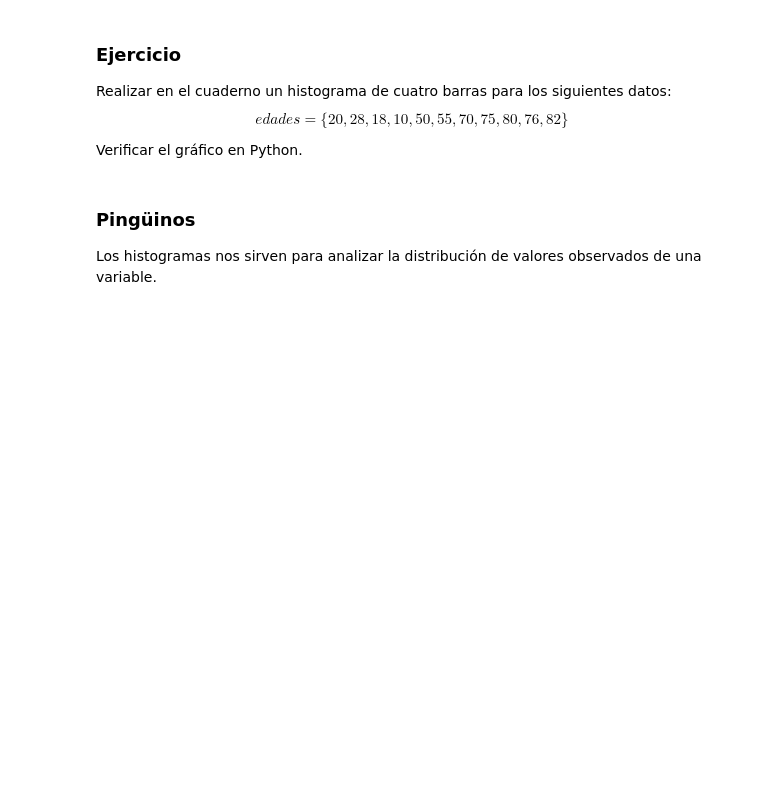
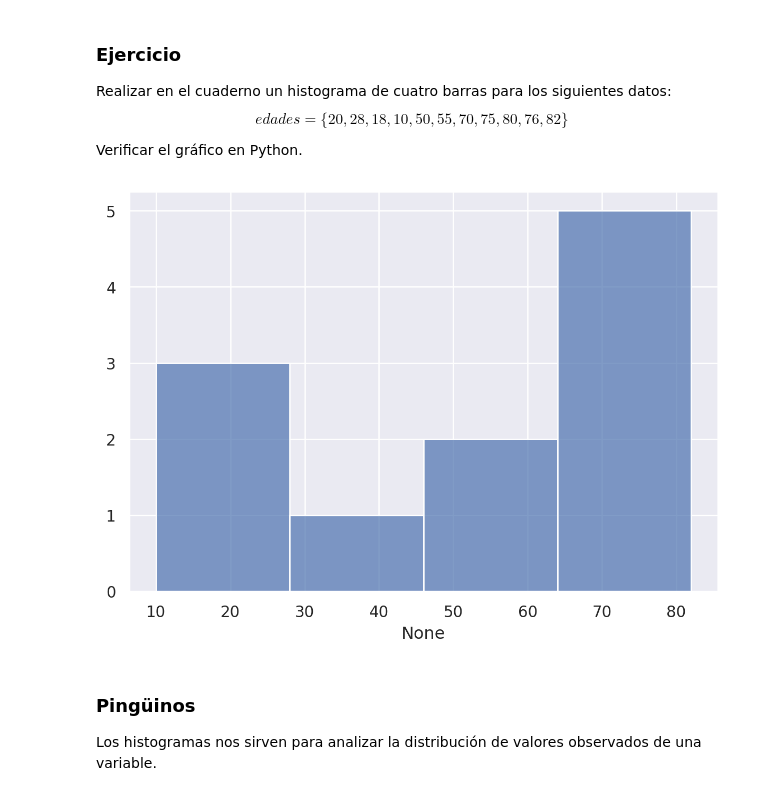
Before and after one commit to romanprs03/labo_de_datos, a Jupyter notebook: clase4-ldd-visualizacion(1).ipynb, the cells around one changed output. Cells and saved outputs as stored; diff of their text form; code cells hidden in the pictures; blank space fills up the shorter version.

```diff
--- a/clase4-ldd-visualizacion(1).ipynb
+++ b/clase4-ldd-visualizacion(1).ipynb
@@ -251,9 +342,11 @@ Verificar el gráfico en Python.
 # %%
 edades = pd.Series([20,28,18,10,50,55,70,75,80,76,82])
 (
     so.Plot(x = edades)
-    .add(so.Bar(), so.Hist(bins = 4))
+    .add(so.Bars(), so.Hist(bins = 4))
 )
+# %% [output]
+[figure, added]
 # %% [markdown]
 ### Pingüinos
 
```
Also changed, not shown: parts of 30 cells of this notebook.
